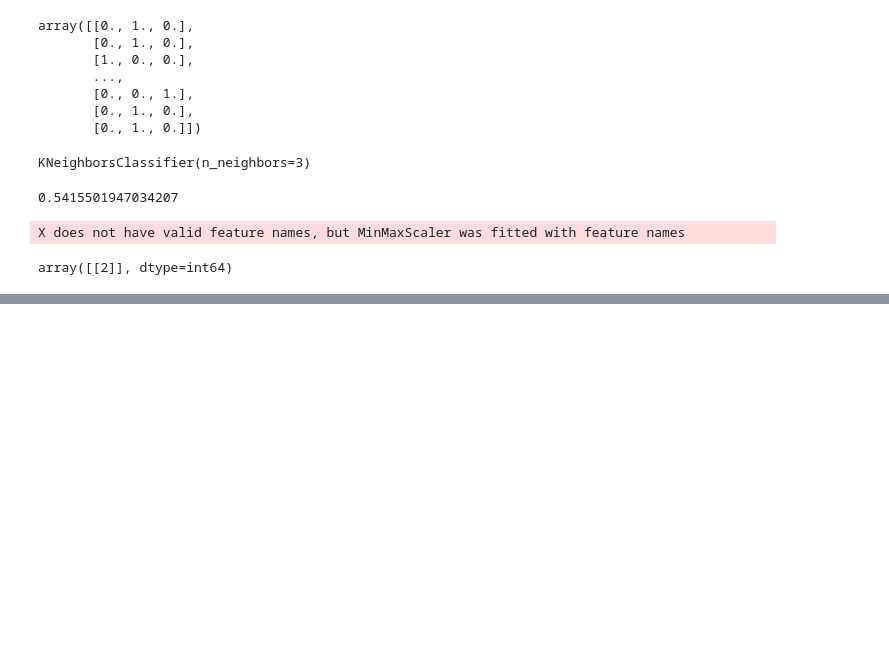
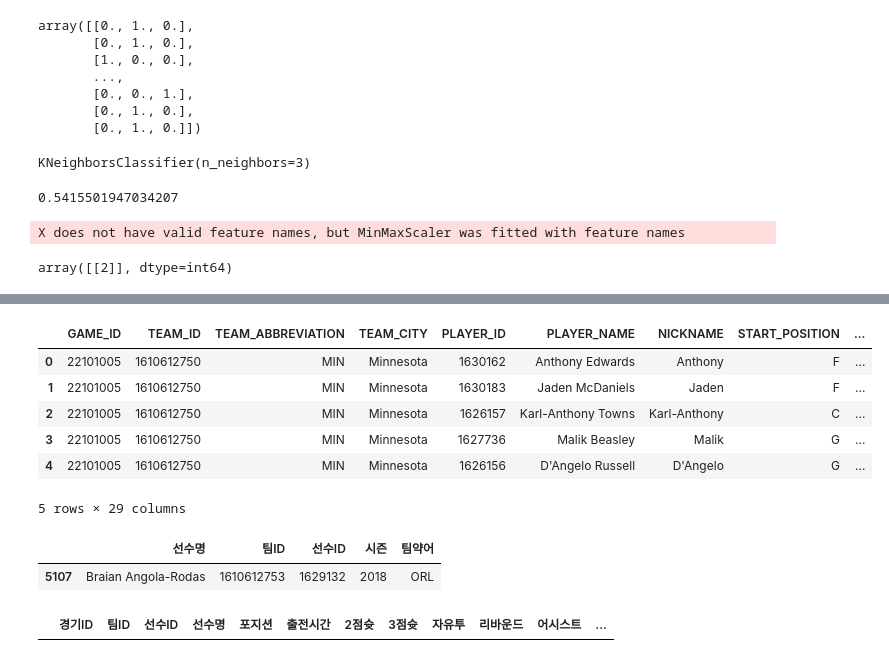
Before and after one commit to JeongUngKim/streamlit_project, a Jupyter notebook: data_analysis.ipynb, the cells around one changed output, grey strips where cells are left out. Drawn from its saved outputs; the diff is of its cells as text; code cells hidden in the pictures; blank space fills up the shorter version.

```diff
--- a/data_analysis.ipynb
+++ b/data_analysis.ipynb
@@ -1341,0 +1345,10 @@ df_games_detail.head(323442).to_csv('data/games_details_half.csv')
+# %%
+df_games_detail.head()
+# %% [output]
+|  | GAME_ID | TEAM_ID | TEAM_ABBREVIATION | TEAM_CITY | PLAYER_ID | PLAYER_NAME | NICKNAME | START_POSITION | ... |
+| 0 | 22101005 | 1610612750 | MIN | Minnesota | 1630162 | Anthony Edwards | Anthony | F | ... |
+| 1 | 22101005 | 1610612750 | MIN | Minnesota | 1630183 | Jaden McDaniels | Jaden | F | ... |
+| 2 | 22101005 | 1610612750 | MIN | Minnesota | 1626157 | Karl-Anthony Towns | Karl-Anthony | C | ... |
+| 3 | 22101005 | 1610612750 | MIN | Minnesota | 1627736 | Malik Beasley | Malik | G | ... |
+| 4 | 22101005 | 1610612750 | MIN | Minnesota | 1626156 | D'Angelo Russell | D'Angelo | G | ... |
+5 rows × 29 columns
@@ -1341,0 +1408,9 @@ df_games_detail.head(323442).to_csv('data/games_details_half.csv')
+# %%
+df_players[df_players['선수명'] =='Braian Angola-Rodas']
+# %% [output]
+|  | 선수명 | 팀ID | 선수ID | 시즌 | 팀약어 |
+| 5107 | Braian Angola-Rodas | 1610612753 | 1629132 | 2018 | ORL |
+# %%
+df_games_detail[df_games_detail['선수ID'] == df_player['선수ID'].unique()[0]]
+# %% [output]
+|  | 경기ID | 팀ID | 선수ID | 선수명 | 포지션 | 출전시간 | 2점슛 | 3점슛 | 자유투 | 리바운드 | 어시스트 | ... |
```
Also changed, not shown: parts of 49 cells of this notebook, 4 other files.
